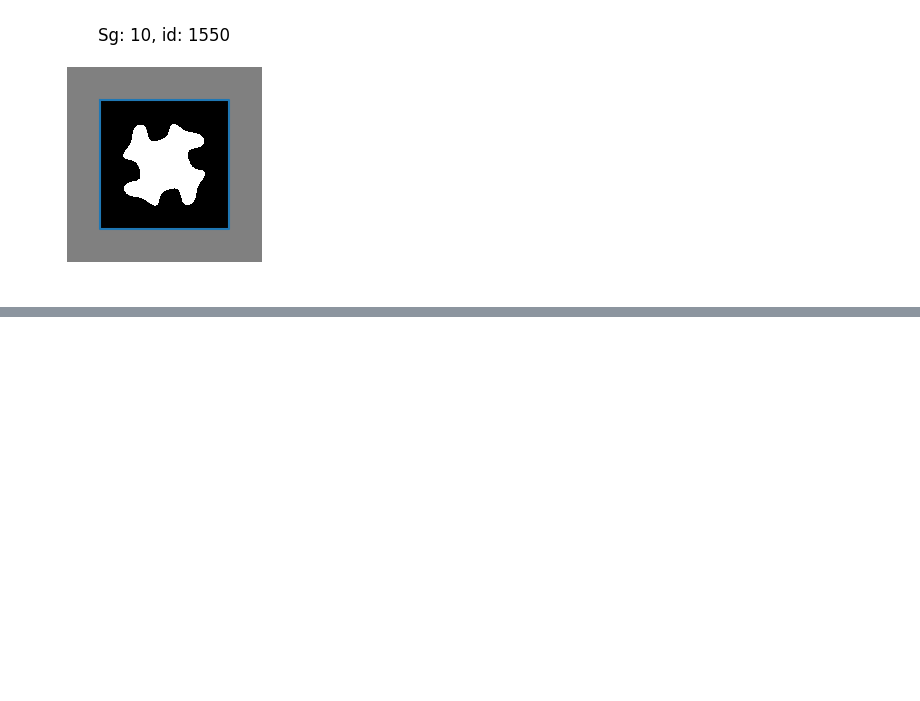
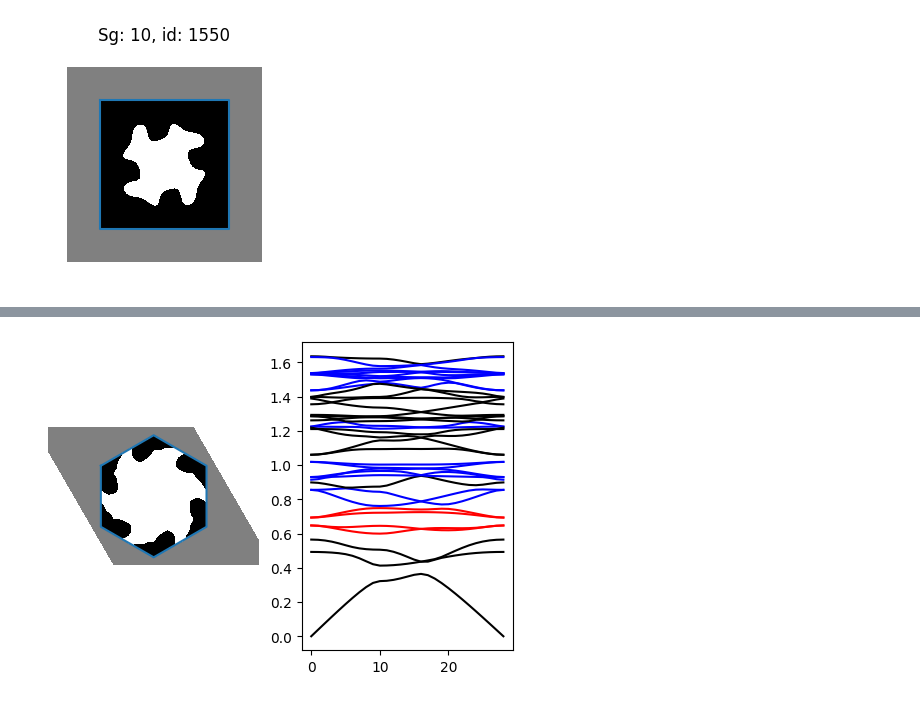
Before and after one commit to AliGhorashiCMT/Topological-Prevalence, a Jupyter notebook: Figure 1.ipynb, the cells around one changed output, grey strips where cells are left out. Drawn from its saved outputs; the diff is of its cells as text; code cells hidden in the pictures; blank space fills up the shorter version.

```diff
--- a/Figure 1.ipynb
+++ b/Figure 1.ipynb
@@ -64,0 +69,40 @@ end
+# %%
+loaded_dispersion_data = load("./dispersions/output/sg16/eps3/te/sg16-epsid3-res64-te.jld2")
+loaded_symeigs_data = load("./symeigs/output/sg16/eps3/te/sg16-epsid3-res64-te.jld2")
+input_jld_data = load("./symeigs/output/sg16/eps3/te/sg16-epsid3-res64-te-input.jld2")
+
+dispersionsv = loaded_dispersion_data["dispersionsv"];
+summariesv = loaded_symeigs_data["summariesv"];
+cumsummariesv = loaded_dispersion_data["cumsummariesv"];
+isovalv = input_jld_data["isovalv"]
+flatv = input_jld_data["flatv"]
+Rsv = input_jld_data["Rsv"];
+# %%
+idx1 = 3062
+idx2 = 3062
+for (i, (flat, Rs, isoval, summaries, dispersions)) in enumerate(zip(flatv[idx1:idx2], Rsv[idx1:idx2], isovalv[idx1:idx2],
+    summariesv[idx1:idx2], dispersionsv[idx1:idx2]))
+    fig = figure(figsize=(6, 4))
+    wigner_cell = wignerseitz(Rs)
+    subplot(1, 2, 1)
+    wigner_plot(flat, Rs, wigner_cell; isoval=isoval, fig=fig, ax=gca(), in_polygon=true, xyz=range(-3/4, 3/4, length=600))
+    subplot(1, 2, 2)
+    band_colors = Dict{UnitRange{Int64}, String}()
+    for summary in summaries
+        band = summary.band
+        topology = summary.topology
+        if summary.topology == TRIVIAL
+            push!(band_colors, band => "black")
+        elseif topology == NONTRIVIAL
+            push!(band_colors, band => "blue")
+        elseif topology == FRAGILE
+            push!(band_colors, band => "red")
+        end
+    end
+
+    for (band, color) in band_colors
+        plot(dispersions[:, band], color = color) # Plot different topologies with different colors
+    end
+end
+# %% [output]
+[figure, added]
```
Also changed, not shown: parts of 4 cells of this notebook, 1 other file.
